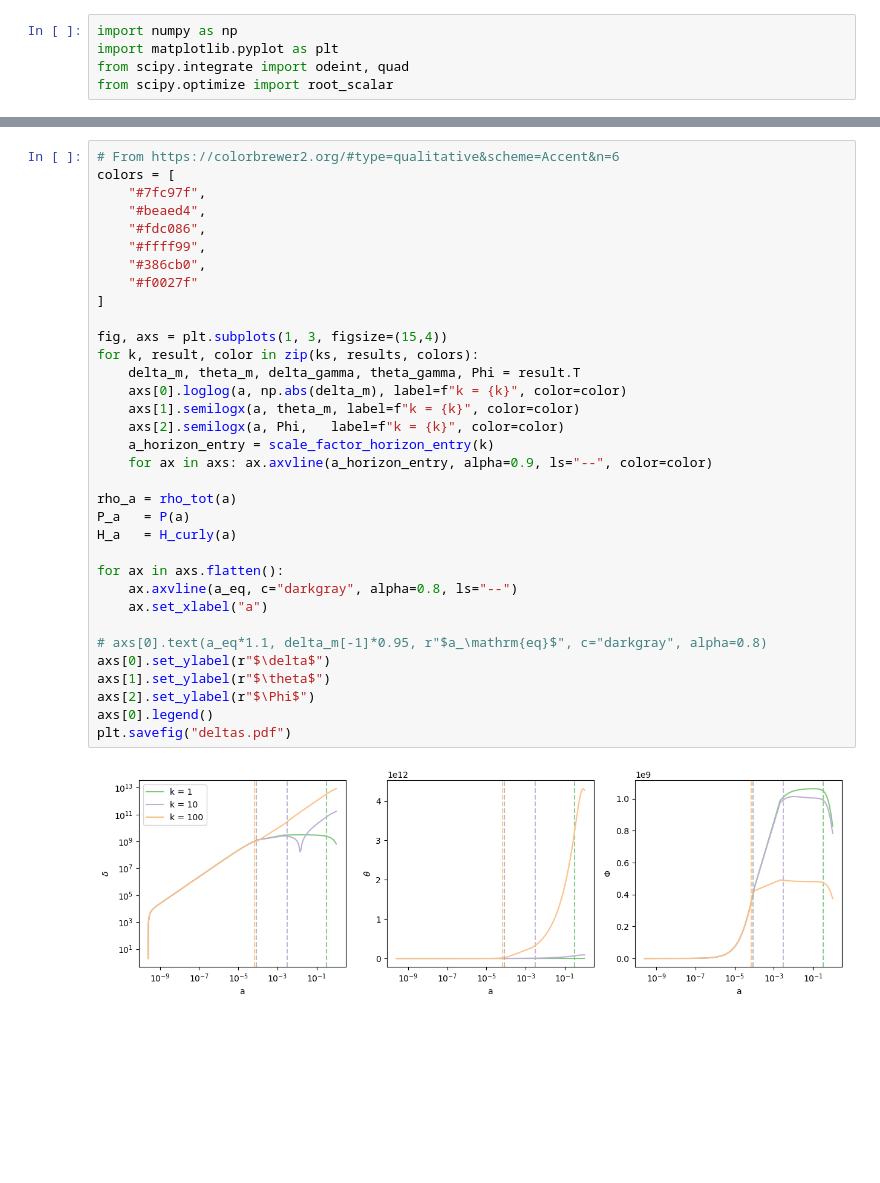
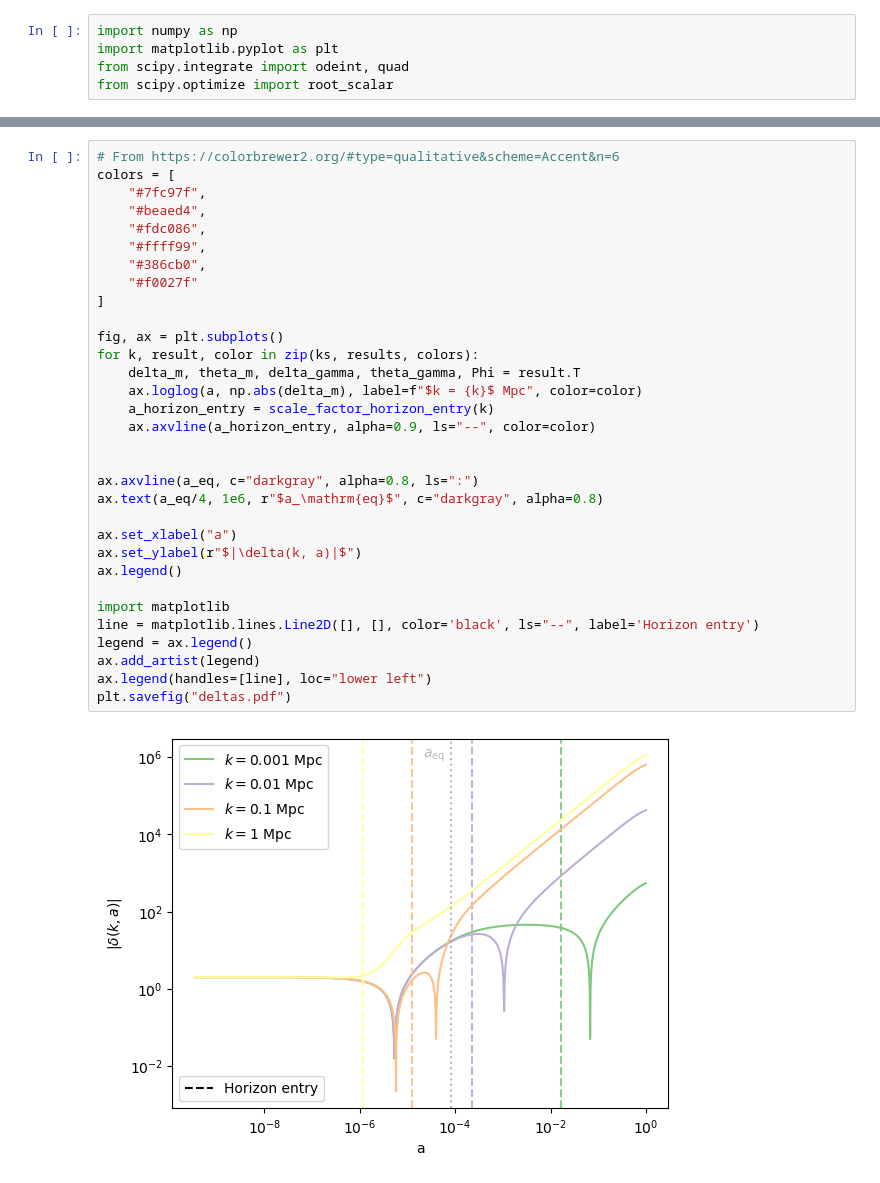
Before and after one commit to joaoreboucas1/einstein_boltzmann, a Jupyter notebook: growth.ipynb, the cells around one changed output, grey strips where cells are left out. Saved outputs shown, nothing was run; the diff lists cells and outputs as text; blank space fills up the shorter version.

```diff
--- a/growth.ipynb
+++ b/growth.ipynb
@@ -114,36 +111,34 @@ results = [integrate(k) for k in ks]
 # %%
 # From https://colorbrewer2.org/#type=qualitative&scheme=Accent&n=6
 colors = [
     "#7fc97f",
     "#beaed4",
     "#fdc086",
     "#ffff99",
     "#386cb0",
     "#f0027f"
 ]
 
-fig, axs = plt.subplots(1, 3, figsize=(15,4))
+fig, ax = plt.subplots()
 for k, result, color in zip(ks, results, colors):
     delta_m, theta_m, delta_gamma, theta_gamma, Phi = result.T
-    axs[0].loglog(a, np.abs(delta_m), label=f"k = {k}", color=color)
-    axs[1].semilogx(a, theta_m, label=f"k = {k}", color=color)
-    axs[2].semilogx(a, Phi,   label=f"k = {k}", color=color)
+    ax.loglog(a, np.abs(delta_m), label=f"$k = {k}$ Mpc", color=color)
     a_horizon_entry = scale_factor_horizon_entry(k)
-    for ax in axs: ax.axvline(a_horizon_entry, alpha=0.9, ls="--", color=color)
+    ax.axvline(a_horizon_entry, alpha=0.9, ls="--", color=color)
 
-rho_a = rho_tot(a)
-P_a   = P(a)
-H_a   = H_curly(a)
 
-for ax in axs.flatten():
-    ax.axvline(a_eq, c="darkgray", alpha=0.8, ls="--")
-    ax.set_xlabel("a")
+ax.axvline(a_eq, c="darkgray", alpha=0.8, ls=":")
+ax.text(a_eq/4, 1e6, r"$a_\mathrm{eq}$", c="darkgray", alpha=0.8)
 
-# axs[0].text(a_eq*1.1, delta_m[-1]*0.95, r"$a_\mathrm{eq}$", c="darkgray", alpha=0.8)
-axs[0].set_ylabel(r"$\delta$")
-axs[1].set_ylabel(r"$\theta$")
-axs[2].set_ylabel(r"$\Phi$")
-axs[0].legend()
+ax.set_xlabel("a")
+ax.set_ylabel(r"$|\delta(k, a)|$")
+ax.legend()
+
+import matplotlib
+line = matplotlib.lines.Line2D([], [], color='black', ls="--", label='Horizon entry')
+legend = ax.legend()
+ax.add_artist(legend)
+ax.legend(handles=[line], loc="lower left")
 plt.savefig("deltas.pdf")
 # %% [output]
-[figure, old version]
+[figure, new version]
```
Also changed, not shown: parts of 2 cells of this notebook, 1 other file.
